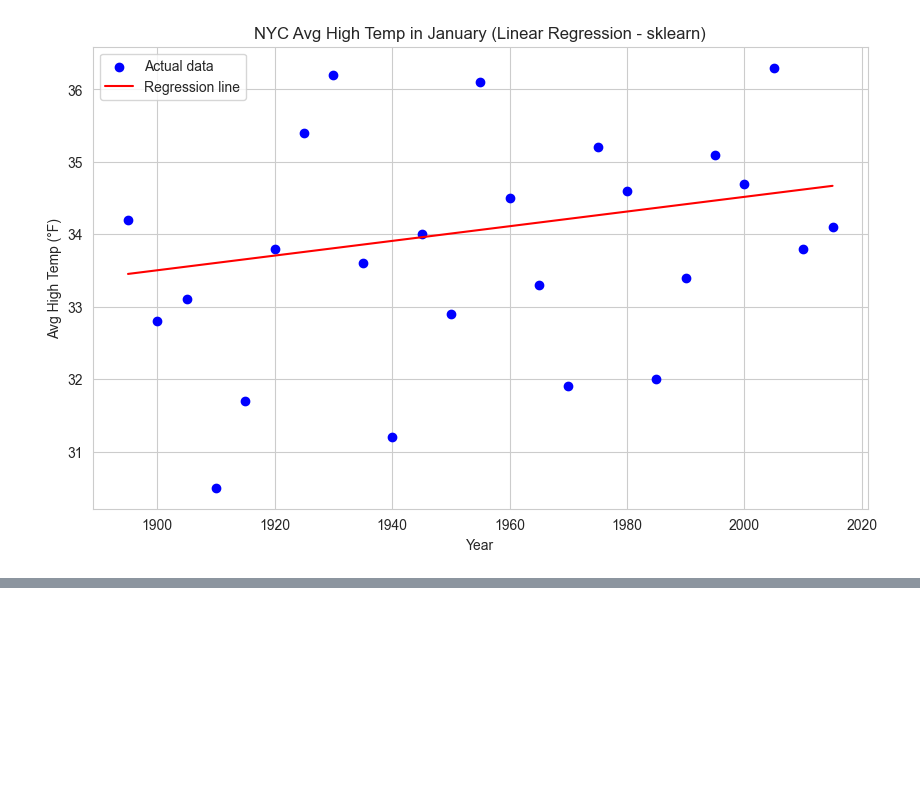
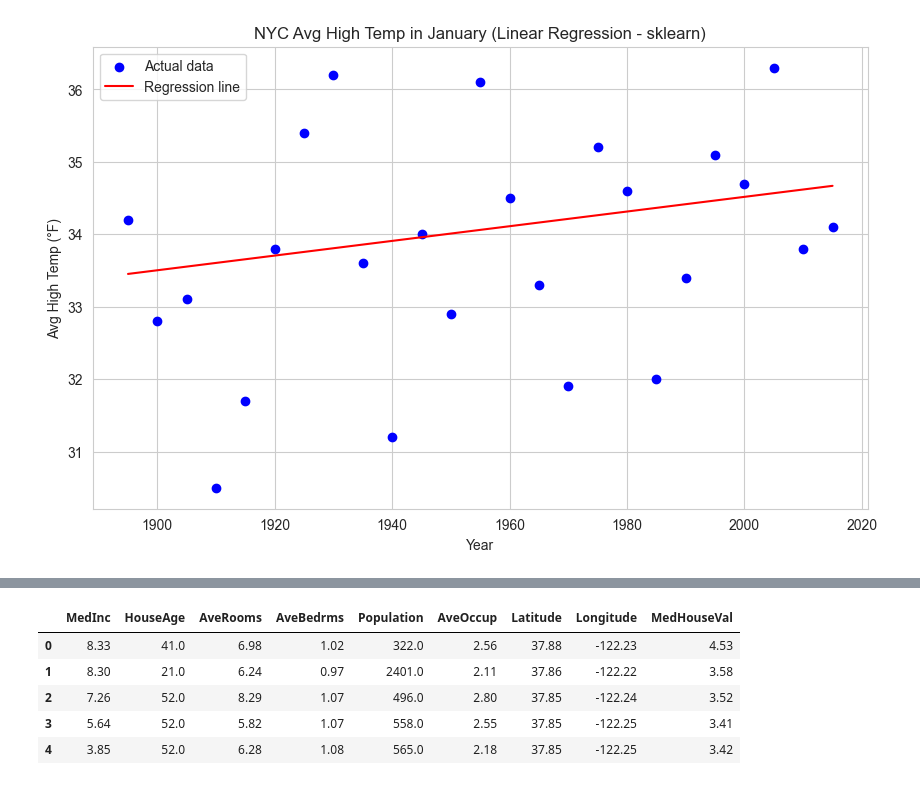
Before and after one commit to sabrouch36/datafun-07-ml, a Jupyter notebook: sabri_ml.ipynb, the cells around one changed output, grey strips where cells are left out. Saved outputs shown, nothing was run; the diff lists cells and outputs as text; code cells hidden in the pictures; blank space fills up the shorter version.

```diff
--- a/sabri_ml.ipynb
+++ b/sabri_ml.ipynb
@@ -134,0 +202,12 @@ plt.show()
+# %%
+housing = fetch_california_housing()
+df = pd.DataFrame(housing.data, columns=housing.feature_names)
+df['MedHouseVal'] = housing.target
+df.head()
+# %% [output]
+|  | MedInc | HouseAge | AveRooms | AveBedrms | Population | AveOccup | Latitude | Longitude | MedHouseVal |
+| 0 | 8.33 | 41.0 | 6.98 | 1.02 | 322.0 | 2.56 | 37.88 | -122.23 | 4.53 |
+| 1 | 8.30 | 21.0 | 6.24 | 0.97 | 2401.0 | 2.11 | 37.86 | -122.22 | 3.58 |
+| 2 | 7.26 | 52.0 | 8.29 | 1.07 | 496.0 | 2.80 | 37.85 | -122.24 | 3.52 |
+| 3 | 5.64 | 52.0 | 5.82 | 1.07 | 558.0 | 2.55 | 37.85 | -122.25 | 3.41 |
+| 4 | 3.85 | 52.0 | 6.28 | 1.08 | 565.0 | 2.18 | 37.85 | -122.25 | 3.42 |
```
Also changed, not shown: parts of 13 cells of this notebook.
